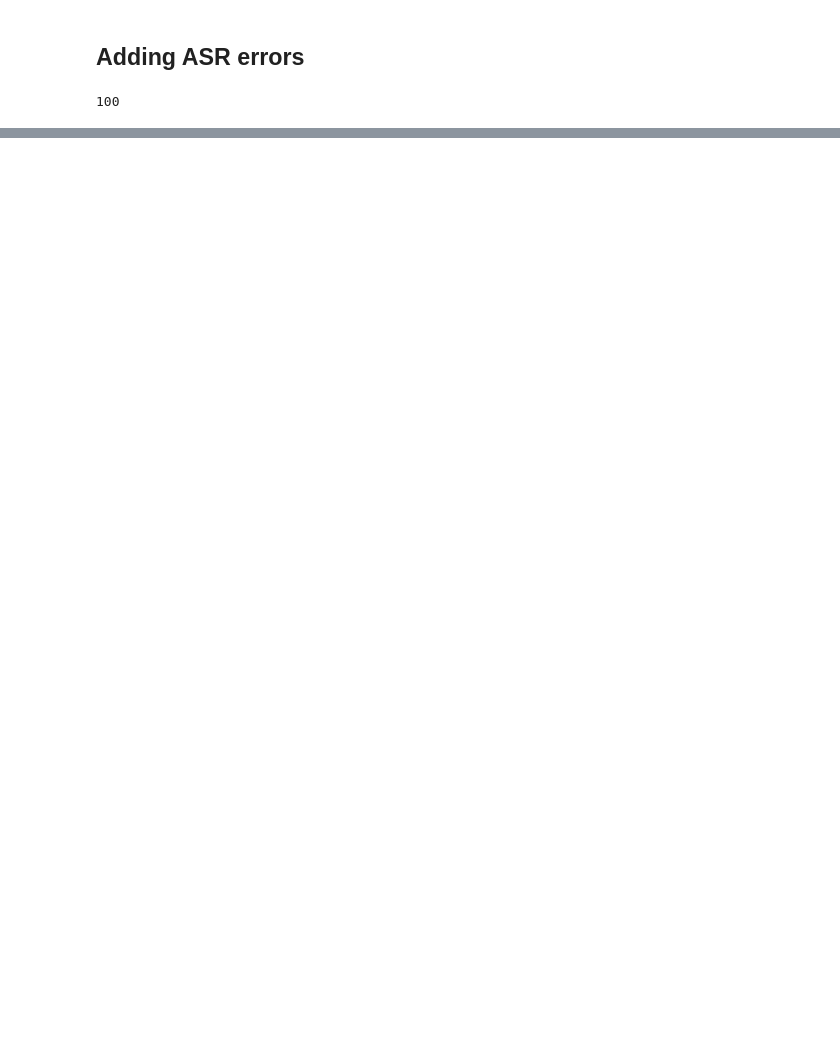
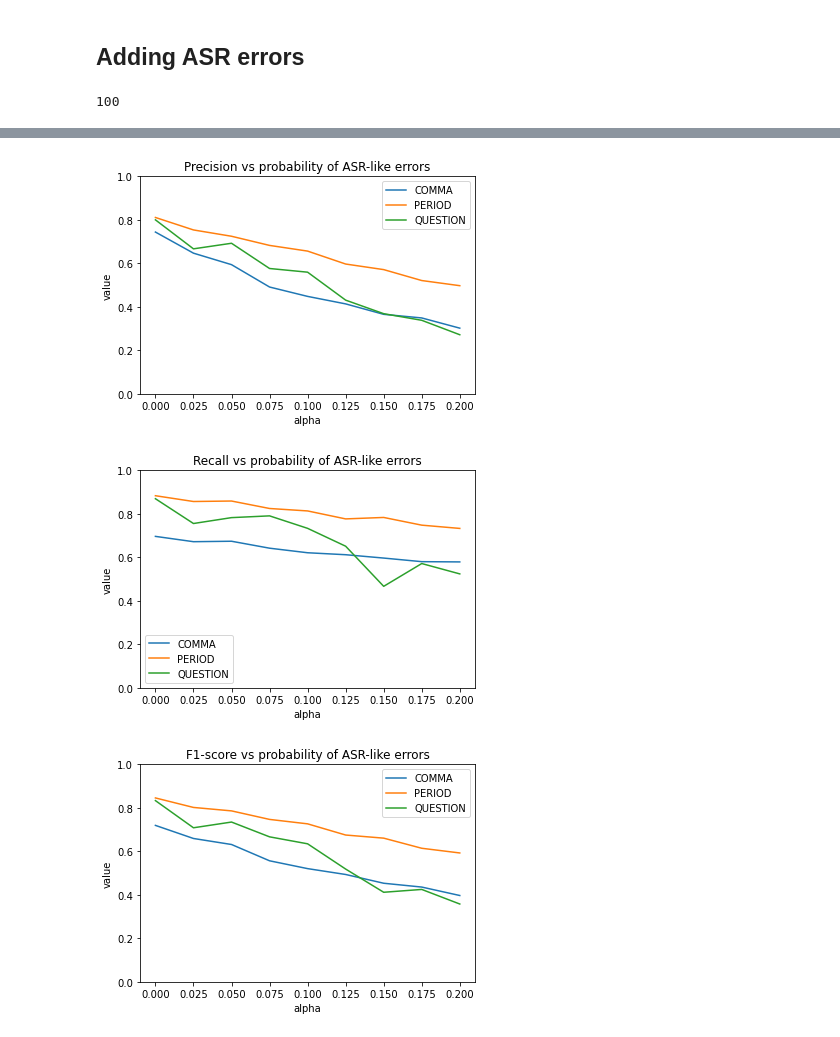
Before and after one commit to b4rt-dev/ASRpunctuationRestoration, a Jupyter notebook: ASR_Punctuation_Restoration_S4752740.ipynb, the cells around one changed output, grey strips where cells are left out. Drawn from its saved outputs; the diff is of its cells as text; code cells hidden in the pictures; blank space fills up the shorter version.

```diff
--- a/ASR_Punctuation_Restoration_S4752740.ipynb
+++ b/ASR_Punctuation_Restoration_S4752740.ipynb
@@ -425,3 +541,58 @@ Exp1X, Exp1Y, lenExp1 = getASRerroredPreparedDataset("test", 0.15, 40, 40, 20)
+# %%
+# Plot results
+#fig, ax = plt.subplots()
+#ax.plot(alphaList, Oprecision, label="precision")
+#ax.plot(alphaList, Orecall, label="recall")
+#ax.plot(alphaList, Of1, label="f1")
+
+#ax.set(xlabel='alpha', ylabel='value',
+#       title='O performance vs amount of ASR-like errors')
+
+#plt.legend()
+#plt.show()
+
+fig, ax = plt.subplots()
+ax.plot(alphaList, COMMAprecision, label="COMMA")
+ax.plot(alphaList, PERIODprecision, label="PERIOD")
+ax.plot(alphaList, Qprecision, label="QUESTION")
+
+ax.set_ylim([0, 1])
+
+ax.set(xlabel='alpha', ylabel='value',
+       title='Precision vs probability of ASR-like errors')
+
+plt.legend()
+plt.show()
+
+fig, ax = plt.subplots()
+ax.plot(alphaList, COMMArecall, label="COMMA")
+ax.plot(alphaList, PERIODrecall, label="PERIOD")
+ax.plot(alphaList, Qrecall, label="QUESTION")
+
+ax.set_ylim([0, 1])
+
+ax.set(xlabel='alpha', ylabel='value',
+       title='Recall vs probability of ASR-like errors')
+
+plt.legend()
+plt.show()
+
+fig, ax = plt.subplots()
+ax.plot(alphaList, COMMAf1, label="COMMA")
+ax.plot(alphaList, PERIODf1, label="PERIOD")
+ax.plot(alphaList, Qf1, label="QUESTION")
+
+ax.set_ylim([0, 1])
+
+ax.set(xlabel='alpha', ylabel='value',
+       title='F1-score vs probability of ASR-like errors')
+
+plt.legend()
+plt.show()
+# %% [output]
+[figure, added]
+[figure, added]
+[figure, added]
 # %%
 # loading the data for testing
 Xtest, Ytest, testTokens = loadDataFromTEDtalkDataset("IWSLT2012data/test2011", tokenizer)
```
Also changed, not shown: parts of 7 cells of this notebook, 2 other files.
